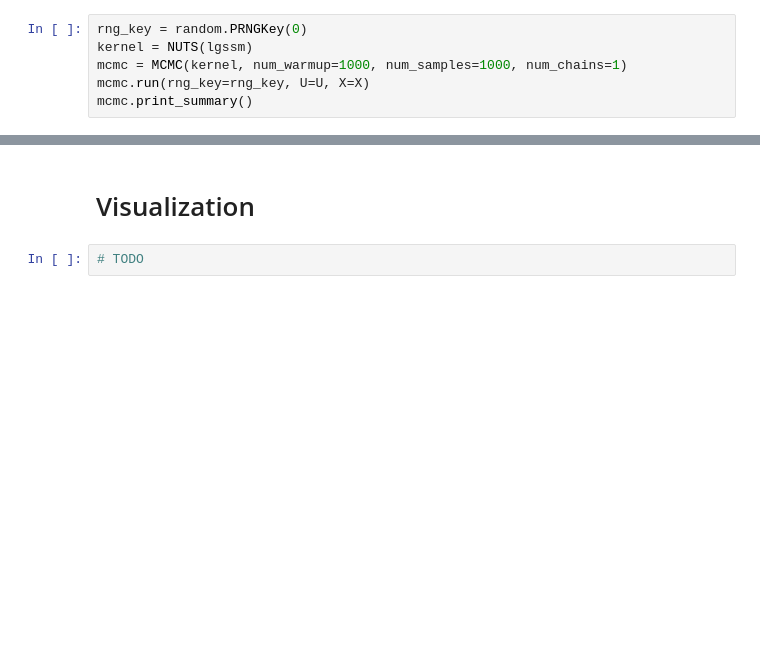
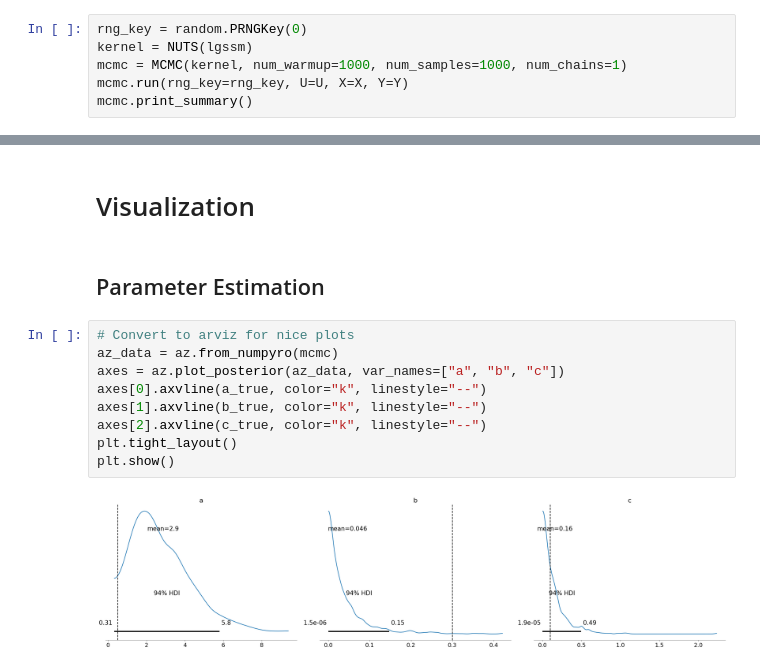
Before and after one commit to SMU-HCI/cs702-ci, a Jupyter notebook: week-10/lecture/lg-ssm.ipynb, the cells around one changed output, grey strips where cells are left out. Drawn from its saved outputs; the diff is of its cells as text; blank space fills up the shorter version.

```diff
--- a/week-10/lecture/lg-ssm.ipynb
+++ b/week-10/lecture/lg-ssm.ipynb
@@ -176,5 +195,5 @@ print(X.shape)
 rng_key = random.PRNGKey(0)
 kernel = NUTS(lgssm)
 mcmc = MCMC(kernel, num_warmup=1000, num_samples=1000, num_chains=1)
-mcmc.run(rng_key=rng_key, U=U, X=X)
+mcmc.run(rng_key=rng_key, U=U, X=X, Y=Y)
 mcmc.print_summary()
@@ -240,5 +241,16 @@ True B =
  [2.]]
 # %% [markdown]
 # Visualization
-# %%
-# TODO
+# %% [markdown]
+## Parameter Estimation
+# %%
+# Convert to arviz for nice plots
+az_data = az.from_numpyro(mcmc)
+axes = az.plot_posterior(az_data, var_names=["a", "b", "c"])
+axes[0].axvline(a_true, color="k", linestyle="--")
+axes[1].axvline(b_true, color="k", linestyle="--")
+axes[2].axvline(c_true, color="k", linestyle="--")
+plt.tight_layout()
+plt.show()
+# %% [output]
+[figure, added]
```
Also changed, not shown: parts of 11 cells of this notebook.
